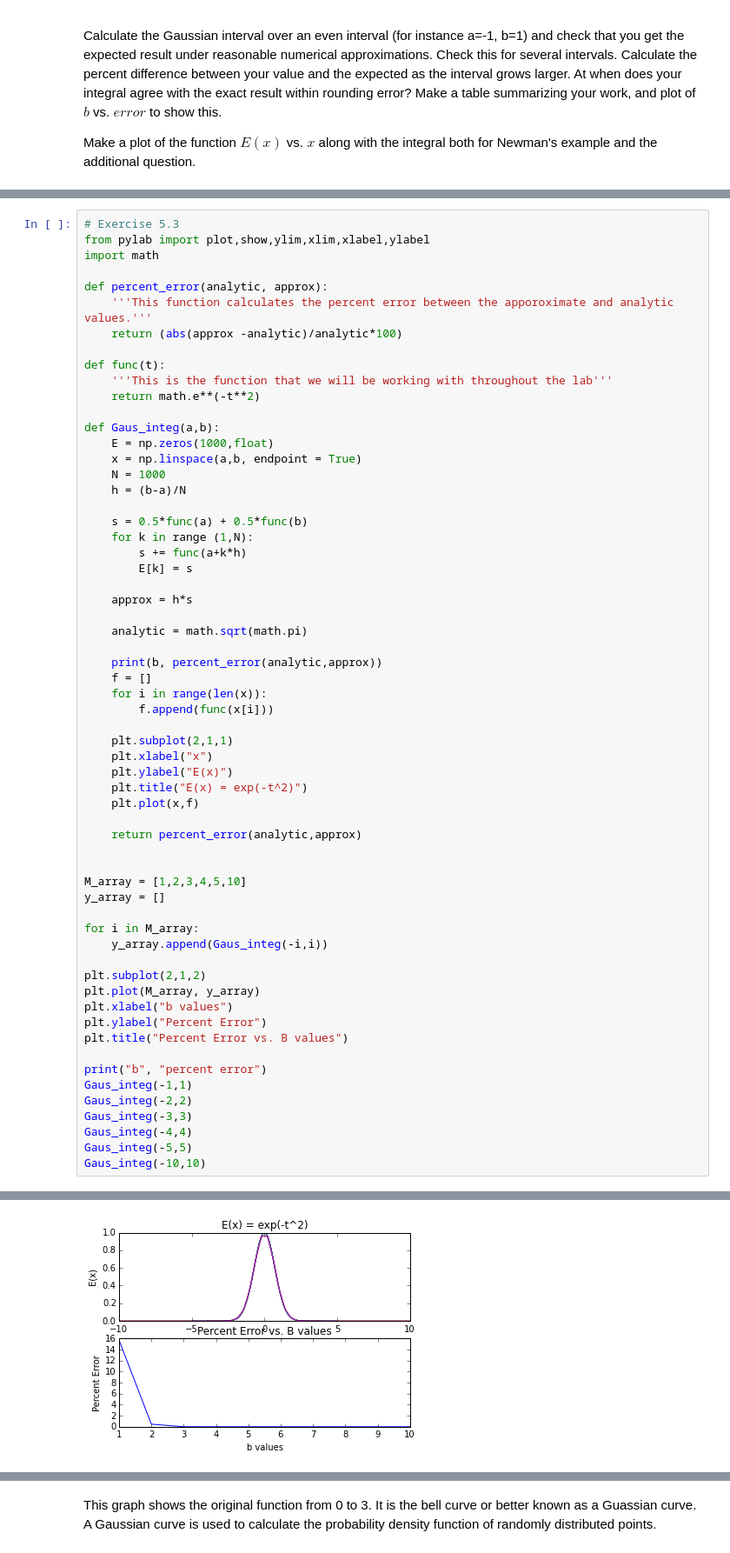
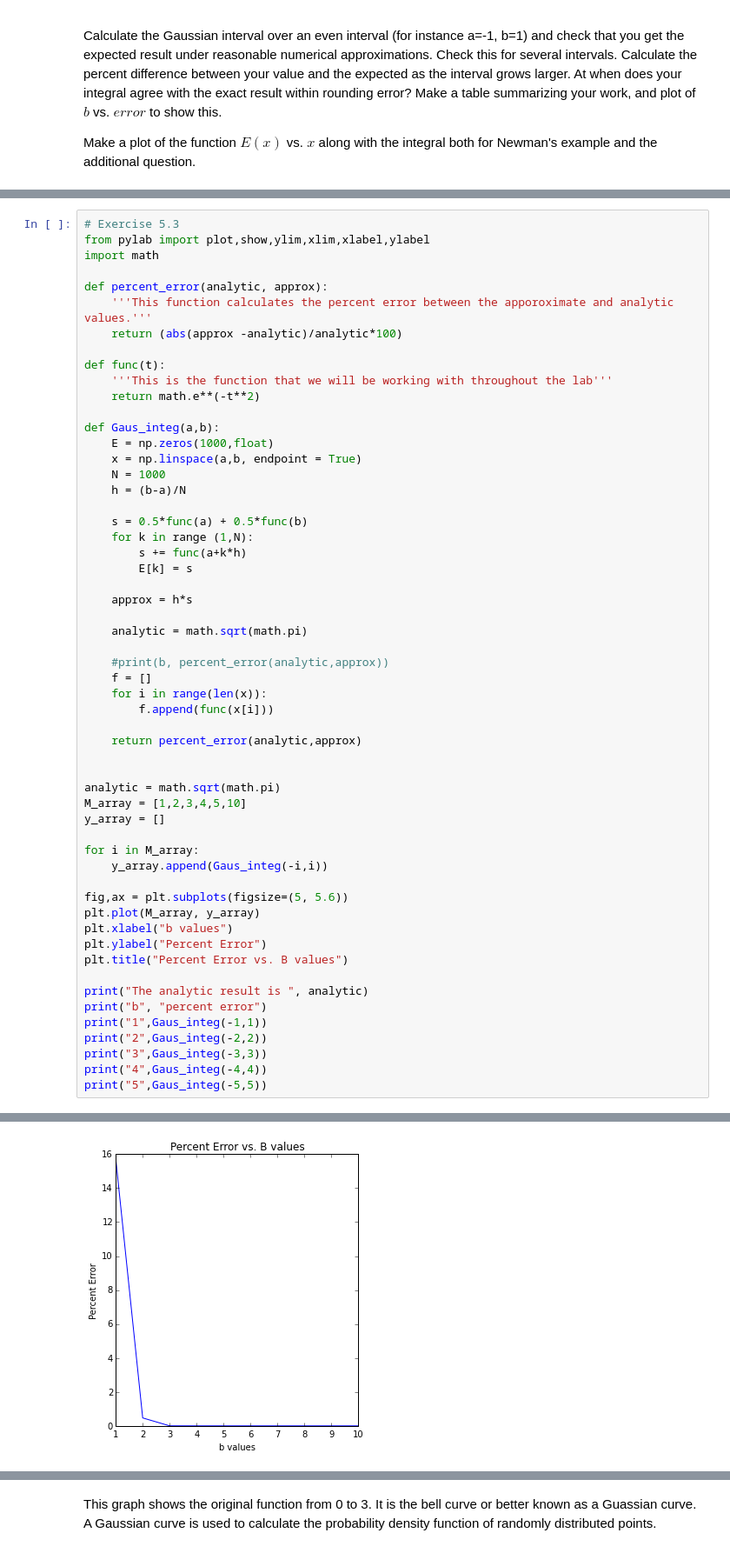
Before and after one commit to elevally/Labs, a Jupyter notebook: Lab4/Lab4.ipynb, the cells around one changed output, grey strips where cells are left out. Shown at 87% size. Saved outputs shown, nothing was run; the diff lists cells and outputs as text.

Commit message:
Almost done
My last graph looks backwards

```diff
--- a/Lab4/Lab4.ipynb
+++ b/Lab4/Lab4.ipynb
@@ -178,37 +245,32 @@ def Gaus_integ(a,b):
 
     analytic = math.sqrt(math.pi)
 
-    print(b, percent_error(analytic,approx))
+    #print(b, percent_error(analytic,approx))
     f = []
     for i in range(len(x)):
         f.append(func(x[i]))
 
-    plt.subplot(2,1,1)
-    plt.xlabel("x")
-    plt.ylabel("E(x)")
-    plt.title("E(x) = exp(-t^2)")
-    plt.plot(x,f)
-
     return percent_error(analytic,approx)
 
 
+analytic = math.sqrt(math.pi)
 M_array = [1,2,3,4,5,10]
 y_array = []
 
 for i in M_array:
     y_array.append(Gaus_integ(-i,i))
 
-plt.subplot(2,1,2)
+fig,ax = plt.subplots(figsize=(5, 5.6))
 plt.plot(M_array, y_array)
 plt.xlabel("b values")
 plt.ylabel("Percent Error")
 plt.title("Percent Error vs. B values")
 
+print("The analytic result is ", analytic)
 print("b", "percent error")
-Gaus_integ(-1,1)
-Gaus_integ(-2,2)
-Gaus_integ(-3,3)
-Gaus_integ(-4,4)
-Gaus_integ(-5,5)
-Gaus_integ(-10,10)
+print("1",Gaus_integ(-1,1))
+print("2",Gaus_integ(-2,2))
+print("3",Gaus_integ(-3,3))
+print("4",Gaus_integ(-4,4))
+print("5",Gaus_integ(-5,5))
 # %% [output]
@@ -229 +284 @@ b percent error
-[figure, old version]
+[figure, new version]
```
Also changed, not shown: parts of 11 cells of this notebook.
